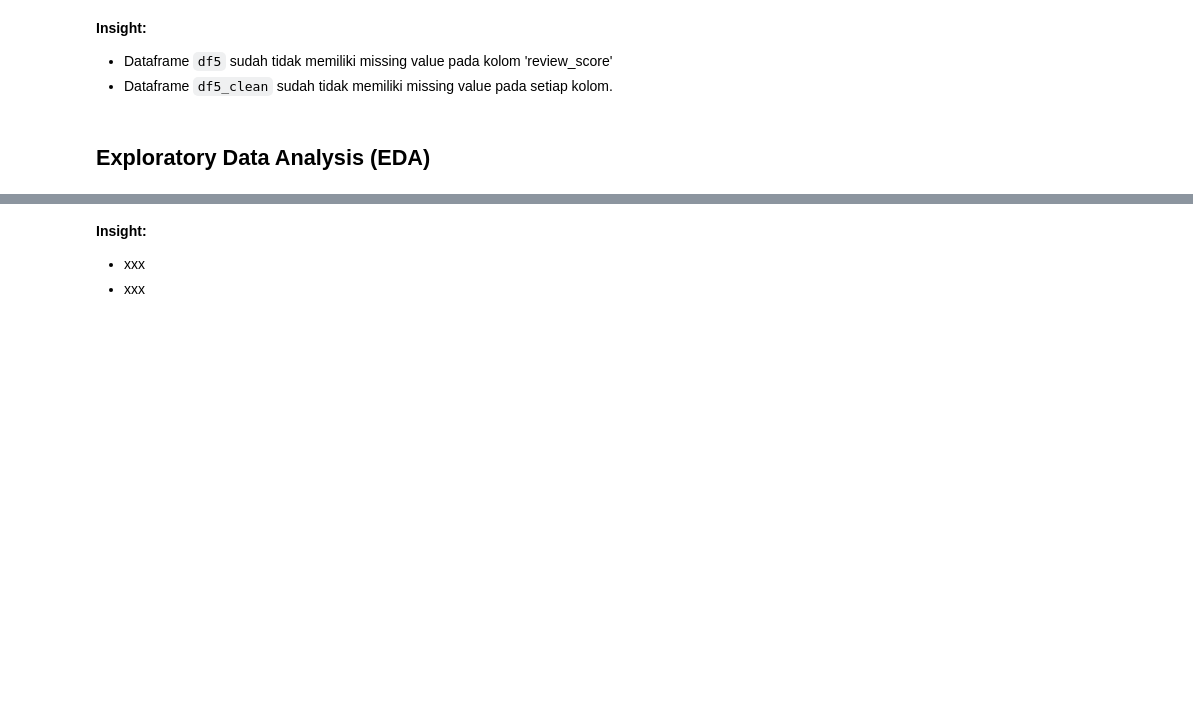
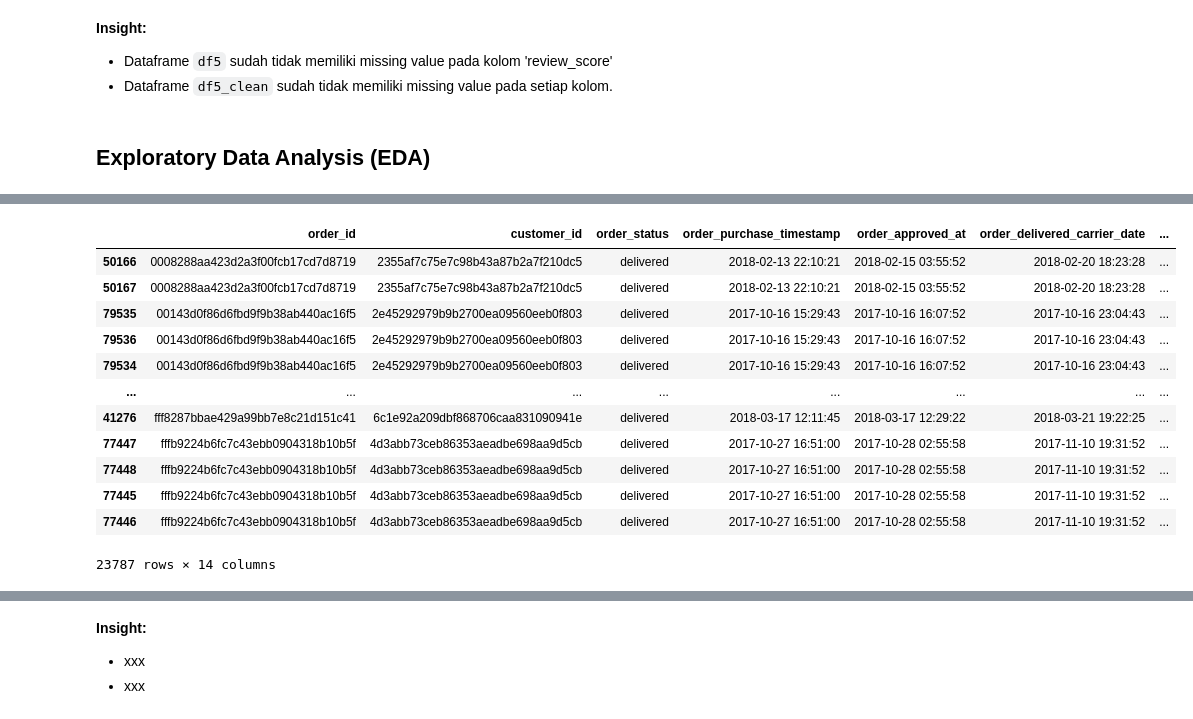
Before and after one commit to f2rra/dicoding, a Jupyter notebook: belajar-analisis-data-dengan-python/Proyek_Analisis_Data.ipynb, the cells around one changed output, grey strips where cells are left out. Drawn from its saved outputs; the diff is of its cells as text; code cells hidden in the pictures; blank space fills up the shorter version.

```diff
--- a/belajar-analisis-data-dengan-python/Proyek_Analisis_Data.ipynb
+++ b/belajar-analisis-data-dengan-python/Proyek_Analisis_Data.ipynb
@@ -1117,0 +984,16 @@ dtype: int64
+# %%
+df1[df1.duplicated(subset=['order_id'], keep=False)].sort_values(by=['order_id','order_item_id'])
+# %% [output]
+|  | order_id | customer_id | order_status | order_purchase_timestamp | order_approved_at | order_delivered_carrier_date | ... |
+| 50166 | 0008288aa423d2a3f00fcb17cd7d8719 | 2355af7c75e7c98b43a87b2a7f210dc5 | delivered | 2018-02-13 22:10:21 | 2018-02-15 03:55:52 | 2018-02-20 18:23:28 | ... |
+| 50167 | 0008288aa423d2a3f00fcb17cd7d8719 | 2355af7c75e7c98b43a87b2a7f210dc5 | delivered | 2018-02-13 22:10:21 | 2018-02-15 03:55:52 | 2018-02-20 18:23:28 | ... |
+| 79535 | 00143d0f86d6fbd9f9b38ab440ac16f5 | 2e45292979b9b2700ea09560eeb0f803 | delivered | 2017-10-16 15:29:43 | 2017-10-16 16:07:52 | 2017-10-16 23:04:43 | ... |
+| 79536 | 00143d0f86d6fbd9f9b38ab440ac16f5 | 2e45292979b9b2700ea09560eeb0f803 | delivered | 2017-10-16 15:29:43 | 2017-10-16 16:07:52 | 2017-10-16 23:04:43 | ... |
+| 79534 | 00143d0f86d6fbd9f9b38ab440ac16f5 | 2e45292979b9b2700ea09560eeb0f803 | delivered | 2017-10-16 15:29:43 | 2017-10-16 16:07:52 | 2017-10-16 23:04:43 | ... |
+| ... | ... | ... | ... | ... | ... | ... | ... |
+| 41276 | fff8287bbae429a99bb7e8c21d151c41 | 6c1e92a209dbf868706caa831090941e | delivered | 2018-03-17 12:11:45 | 2018-03-17 12:29:22 | 2018-03-21 19:22:25 | ... |
+| 77447 | fffb9224b6fc7c43ebb0904318b10b5f | 4d3abb73ceb86353aeadbe698aa9d5cb | delivered | 2017-10-27 16:51:00 | 2017-10-28 02:55:58 | 2017-11-10 19:31:52 | ... |
+| 77448 | fffb9224b6fc7c43ebb0904318b10b5f | 4d3abb73ceb86353aeadbe698aa9d5cb | delivered | 2017-10-27 16:51:00 | 2017-10-28 02:55:58 | 2017-11-10 19:31:52 | ... |
+| 77445 | fffb9224b6fc7c43ebb0904318b10b5f | 4d3abb73ceb86353aeadbe698aa9d5cb | delivered | 2017-10-27 16:51:00 | 2017-10-28 02:55:58 | 2017-11-10 19:31:52 | ... |
+| 77446 | fffb9224b6fc7c43ebb0904318b10b5f | 4d3abb73ceb86353aeadbe698aa9d5cb | delivered | 2017-10-27 16:51:00 | 2017-10-28 02:55:58 | 2017-11-10 19:31:52 | ... |
+23787 rows × 14 columns
```
Also changed, not shown: parts of 37 cells of this notebook.
